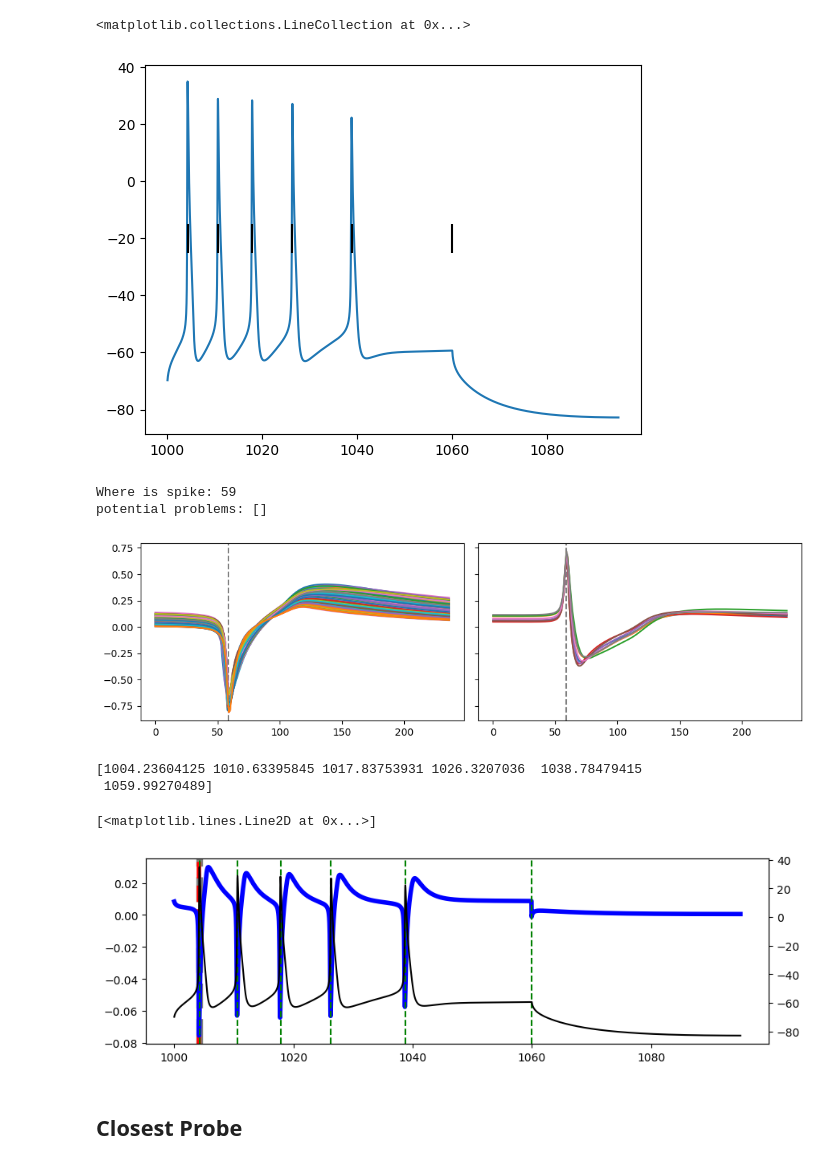
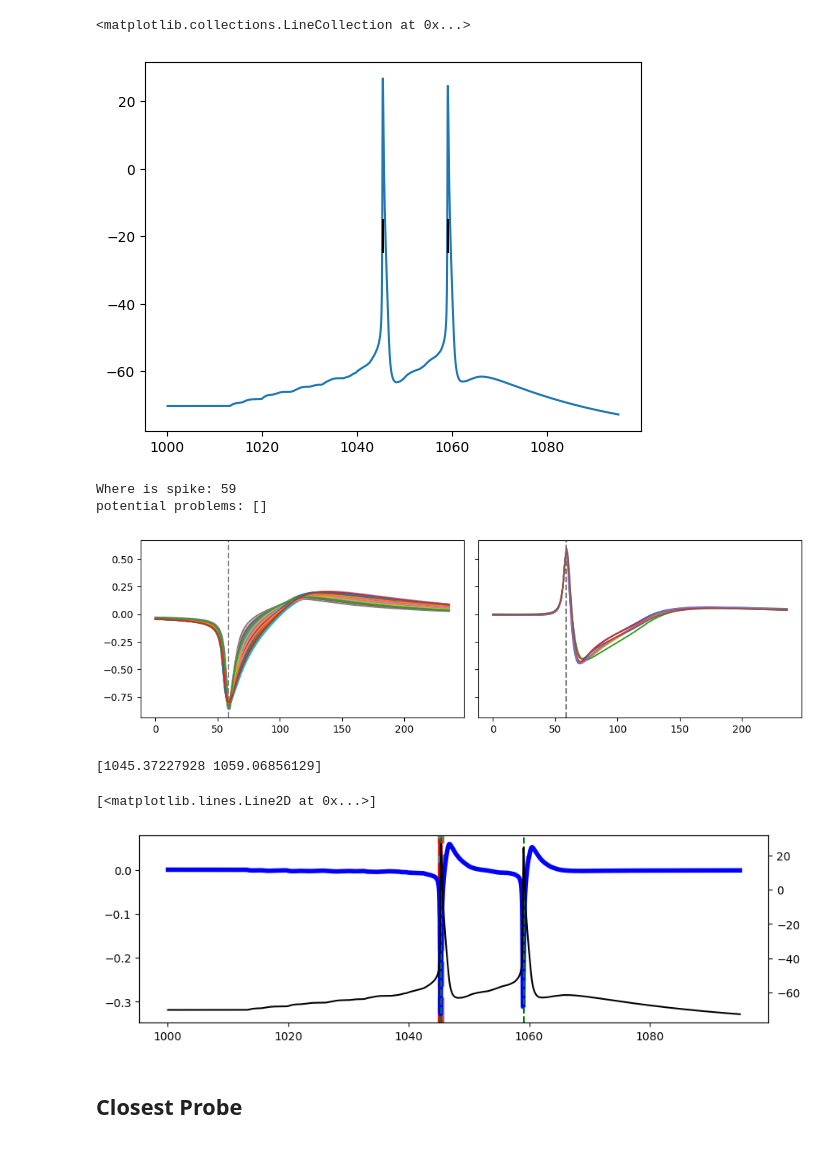
Before and after one commit to kedoxey/PyramidalCellSimulations, a Jupyter notebook: notebooks/figures/plot_linear_probes.ipynb, the cells around one changed output. Saved outputs shown, nothing was run; the diff lists cells and outputs as text; code cells hidden in the pictures.

```diff
--- a/notebooks/figures/plot_linear_probes.ipynb
+++ b/notebooks/figures/plot_linear_probes.ipynb
@@ -13,13 +13,16 @@ from scipy.interpolate import CubicSpline, interp1d
 # %%
 n_probes = 100
 n_channels = 64
-sim_name = 'INJ_soma'
+sim_name = 'EAP_soma'
 sim_flag = 'probes_dl'
+in_amp = 0
+num_syns = 50
+spk_freq = 40
 
 top_dir = os.path.dirname(os.path.dirname(os.getcwd()))
 sim_dir = os.path.join(top_dir, f'models/NEURON/NMLCL000073-NEURON/output/{sim_name}')
 # sim_label = f'{sim_name}-0nA-50Ex1-1x40Hz-{n_probes}x{n_channels}lp-{sim_flag}'  # synapses
-sim_label = f'{sim_name}-1.064nA-{n_probes}x{n_channels}elec-{sim_flag}'  # current injection
+sim_label = f'{sim_name}-{in_amp}nA-{num_syns}Ex1-1x{spk_freq}Hz-{n_probes}x{n_channels}elec-{sim_flag}'  # current injection
 
 
 eap_file_path = os.path.join(sim_dir, sim_label, f'{sim_label}-simulated_eaps.pkl')
@@ -27,3 +30,6 @@ probe_file_path = os.path.join(sim_dir, sim_label, f'{sim_label}-recording_probe
 
 # eap_file_path = '/home/kedoxey/Haynes2023_EAPs/model_data/bbp/L5_TTPC2_1_opt_simulated_eaps.pkl'
 # probe_file_path = '/home/kedoxey/Haynes2023_EAPs/model_data/bbp/L5_TTPC2_1_opt_recording_probes.pkl'
+
+data_df = pd.read_pickle(eap_file_path)
+probes = np.array(pd.read_pickle(probe_file_path))
@@ -61,11 +64,11 @@ ve = data_df.iloc[0].ve
 peak_time = t[np.argmin(ve)]
 
 plt.plot(t, vm)
-all_peaks = find_peaks(data_df.iloc[0].vm, threshold=peak_threshold)[0]
+all_peaks = find_peaks(data_df.iloc[0].vm, height=(0,40), threshold=peak_threshold)[0]
 plt.vlines(data_df.iloc[0].t[all_peaks], -25, -15, color='k')
 # %% [output]
 <matplotlib.collections.LineCollection at 0x...>
-[figure, old version]
+[figure, new version]
 # %%
 # spike_df = data_df.copy()
 
@@ -113,7 +116,7 @@ for probe in range(n_probes):
     lb = pre_spike_dur
     ub = duration-pre_spike_dur
 
-    all_peaks = find_peaks(vm, threshold=peak_threshold)[0]
+    all_peaks = find_peaks(vm, height=(0,40), threshold=peak_threshold)[0]
     all_peak_times = t[all_peaks]
     for i, peak in enumerate(all_peak_times):
         if ((peak-lb) >= t[0]) and ((peak+ub) <= t[-1]):
@@ -189,7 +192,7 @@ plt.tight_layout();
 # %% [output]
 Where is spike: 59
 potential problems: []
-[figure, old version]
+[figure, new version]
 # %%
 ### Problem Units ###
 unit = 98
@@ -205,7 +208,7 @@ duration = 5.6
 lb = pre_spike_dur
 ub = duration - pre_spike_dur
 
-all_peaks = find_peaks(vm, threshold=peak_threshold)[0]
+all_peaks = find_peaks(vm, height=(0,40), threshold=peak_threshold)[0]
 all_peak_times = t[all_peaks]
 print(all_peak_times)
 for i, peak_time in enumerate(all_peak_times):
@@ -223,37 +226,36 @@ t_cond = (t>=(vm_spk-buff))&(t<=(vm_spk+buff))
 temp_amps = []
 try:
     for _, row_df in test_df.iterrows():
         wave = row_df['ve']
         wave = wave[t_cond]
 
         amp = np.max(wave)-np.min(wave)
 
         temp_amps.append(amp)
 except ValueError:
     raise Exception('ValueError: Length of Probe= %s | Peak time= %.2f'%(len(test_df),vm_spk))
 
 temp_amps = np.array(temp_amps)
 max_channel_i = np.argmax(temp_amps) # max channel without
 
 max_chan_ve = test_df[test_df['channel_num']==max_channel_i]['ve'].iloc[0]
 
 ve_spk = t[np.argmin(max_chan_ve[t_cond])+vm_spk_i-int((buff/dt))]
 
 fig, ax = plt.subplots(1,1,figsize=(10,3))
 ax.plot(t,max_chan_ve,color='b',linewidth=4)
 ax.axvline(vm_spk,color='gray',linestyle='--',linewidth=6,zorder=0)
 ax.axvline(ve_spk,color='r',linestyle='--',linewidth=4,zorder=0)
 
-for peak in find_peaks(vm, threshold=peak_threshold)[0]:
+for peak in find_peaks(vm, height=(0,40), threshold=peak_threshold)[0]:
     ax.axvline(t[peak],color='g',linestyle='--')
 
 ax2 = ax.twinx()
 ax2.plot(t,vm,color='k')
 # %% [output]
-[1004.23604125 1010.63395845 1017.83753931 1026.3207036  1038.78479415
- 1059.99270489]
+[1045.37227928 1059.06856129]
 [<matplotlib.lines.Line2D at 0x...>]
-[figure, old version]
+[figure, new version]
 # %%
 def find_n_closest_probes(probes, n_closest, max_channel_i = 25):
 
```
Also changed, not shown: parts of 29 cells of this notebook, 5 other files.
